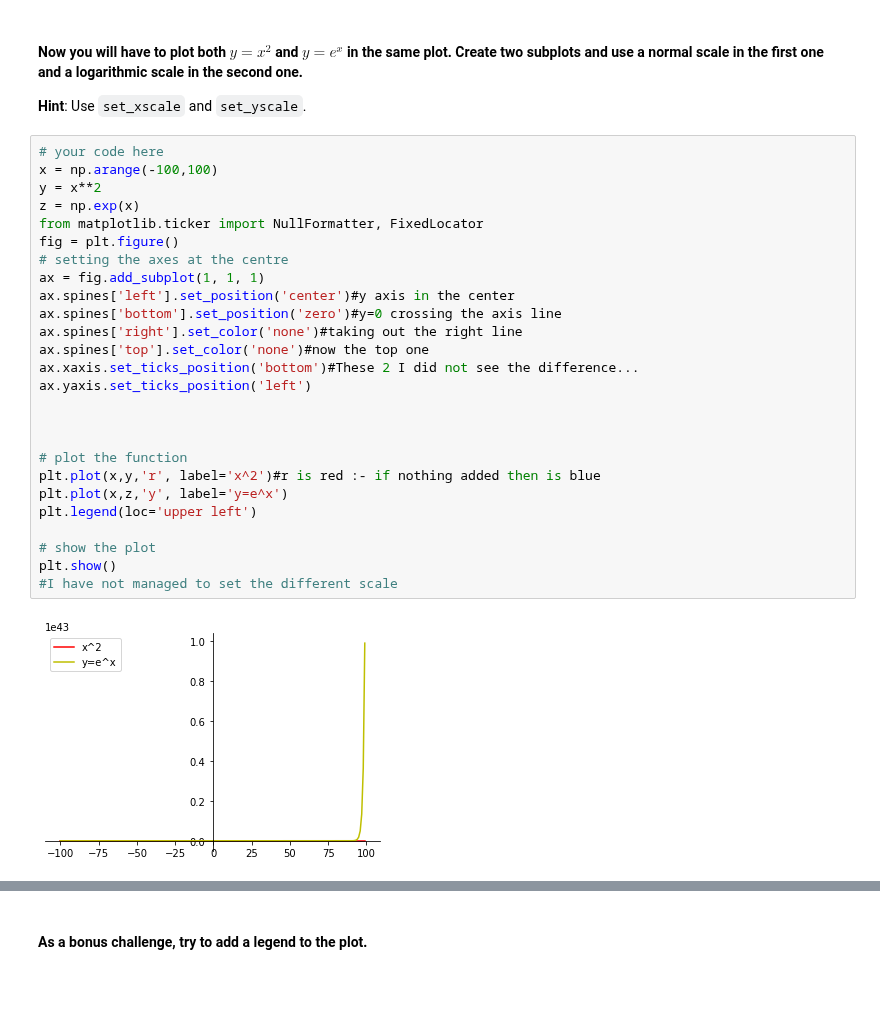
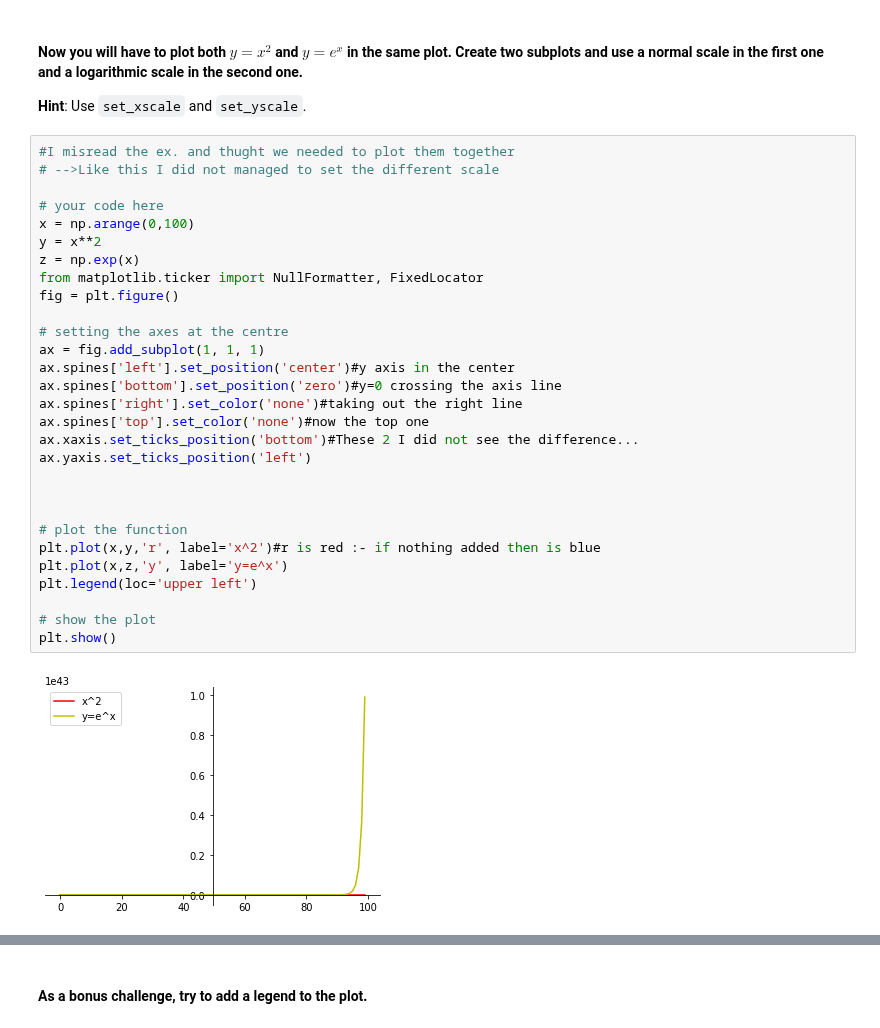
Before and after one commit to jmolendijk/dataV2-labs, a Jupyter notebook: module-2/Matplotlib-Seaborn/your-code/main.ipynb, the cells around one changed output, grey strips where cells are left out. Cells and saved outputs as stored; diff of their text form; blank space fills up the shorter version.

```diff
--- a/module-2/Matplotlib-Seaborn/your-code/main.ipynb
+++ b/module-2/Matplotlib-Seaborn/your-code/main.ipynb
@@ -66,30 +67,33 @@ plt.show()
 #### Now you will have to plot both $y=x^2$ and $y=e^x$ in the same plot. Create two subplots and use a normal scale in the first one and a logarithmic scale in the second one.
 **Hint**: Use `set_xscale` and `set_yscale`.
 # %%
+#I misread the ex. and thught we needed to plot them together
+# -->Like this I did not managed to set the different scale
+
 # your code here
-x = np.arange(-100,100)
+x = np.arange(0,100)
 y = x**2
 z = np.exp(x)
 from matplotlib.ticker import NullFormatter, FixedLocator
 fig = plt.figure()
+
 # setting the axes at the centre
 ax = fig.add_subplot(1, 1, 1)
 ax.spines['left'].set_position('center')#y axis in the center
 ax.spines['bottom'].set_position('zero')#y=0 crossing the axis line
 ax.spines['right'].set_color('none')#taking out the right line
 ax.spines['top'].set_color('none')#now the top one
 ax.xaxis.set_ticks_position('bottom')#These 2 I did not see the difference...
 ax.yaxis.set_ticks_position('left')
 
 
 
 # plot the function
 plt.plot(x,y,'r', label='x^2')#r is red :- if nothing added then is blue
 plt.plot(x,z,'y', label='y=e^x')
 plt.legend(loc='upper left')
 
 # show the plot
 plt.show()
-#I have not managed to set the different scale
 # %% [output]
-[figure, old version]
+[figure, new version]
```
Also changed, not shown: parts of 21 cells of this notebook.
